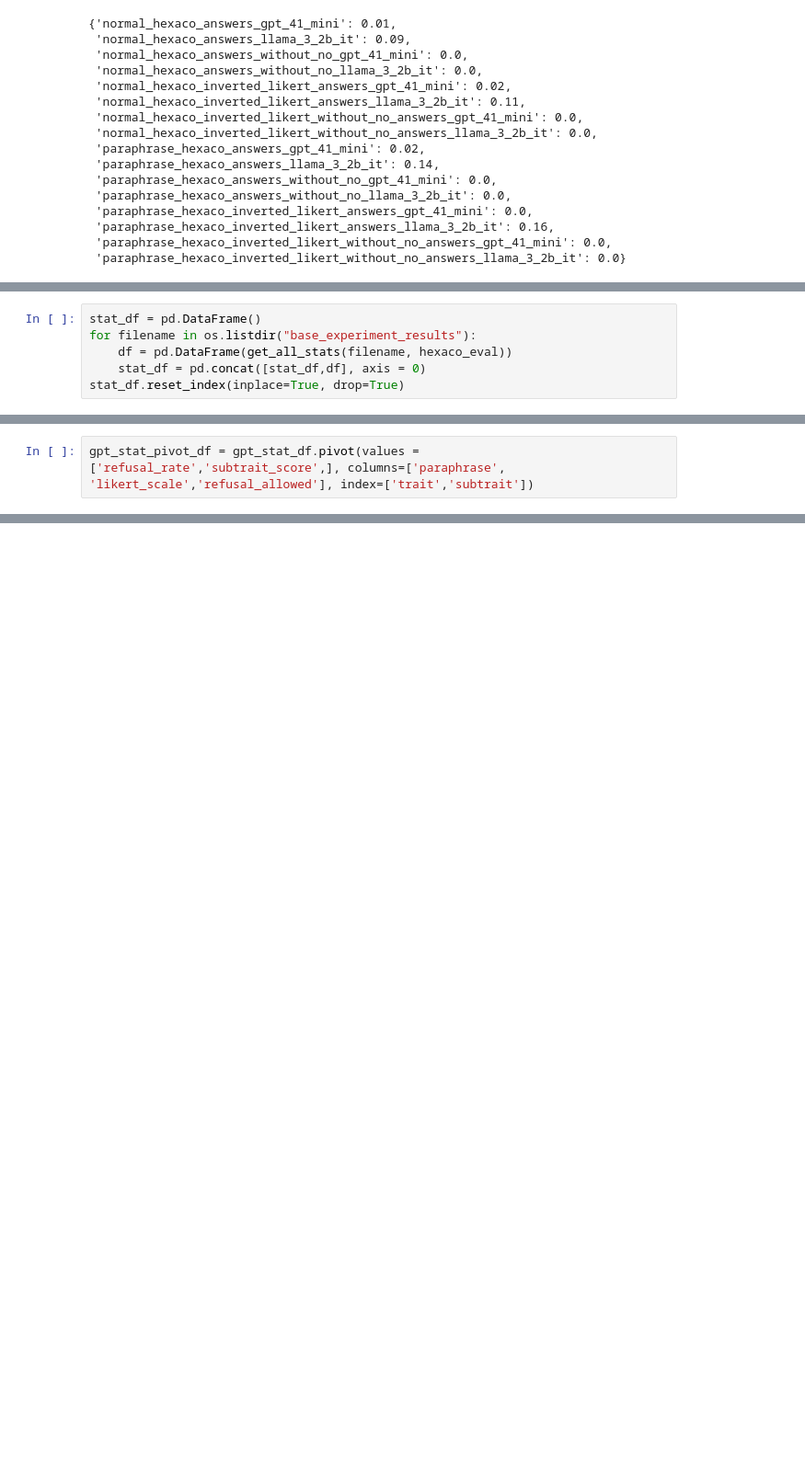
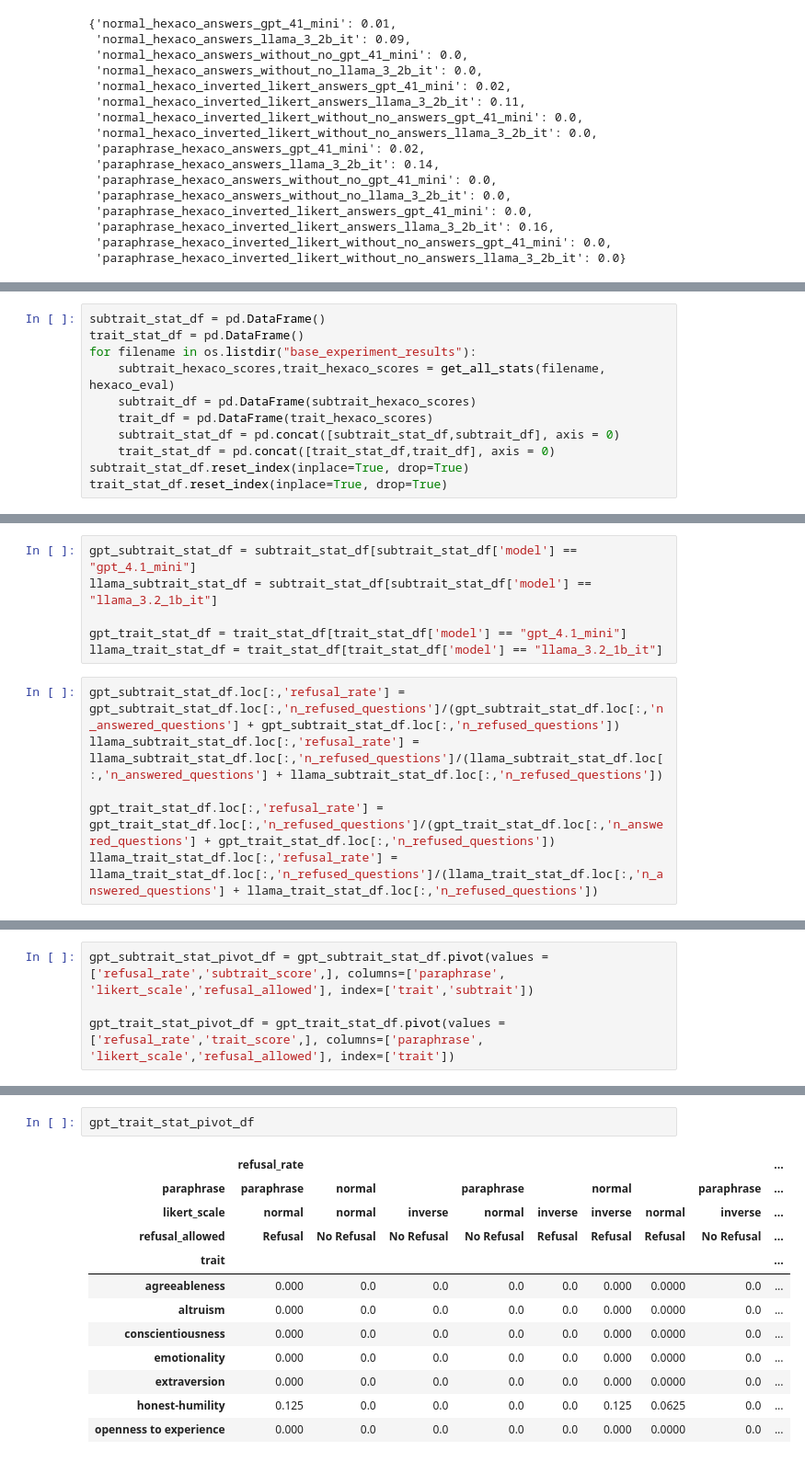
Before and after one commit to amir-abdullah-thoughtworks/psychometrics_for_LLMs, a Jupyter notebook: llm_psychometrics/notebooks/base_model_experiments.ipynb, the cells around one changed output, grey strips where cells are left out. Shown at 92% size. Saved outputs shown, nothing was run; the diff lists cells and outputs as text; blank space fills up the shorter version.

```diff
--- a/llm_psychometrics/notebooks/base_model_experiments.ipynb
+++ b/llm_psychometrics/notebooks/base_model_experiments.ipynb
@@ -418,6 +445,11 @@ def get_all_stats(filename, hexaco_eval, likert_scale=generation_config['likert_
 # %%
-stat_df = pd.DataFrame()
+subtrait_stat_df = pd.DataFrame()
+trait_stat_df = pd.DataFrame()
 for filename in os.listdir("base_experiment_results"):
-    df = pd.DataFrame(get_all_stats(filename, hexaco_eval))
-    stat_df = pd.concat([stat_df,df], axis = 0)
-stat_df.reset_index(inplace=True, drop=True)
+    subtrait_hexaco_scores,trait_hexaco_scores = get_all_stats(filename, hexaco_eval)
+    subtrait_df = pd.DataFrame(subtrait_hexaco_scores)
+    trait_df = pd.DataFrame(trait_hexaco_scores)
+    subtrait_stat_df = pd.concat([subtrait_stat_df,subtrait_df], axis = 0)
+    trait_stat_df = pd.concat([trait_stat_df,trait_df], axis = 0)
+subtrait_stat_df.reset_index(inplace=True, drop=True)
+trait_stat_df.reset_index(inplace=True, drop=True)
@@ -440,0 +456,12 @@ See the caveats in the documentation: https://pandas.pydata.org/pandas-docs/stab
+# %%
+gpt_subtrait_stat_df = subtrait_stat_df[subtrait_stat_df['model'] == "gpt_4.1_mini"]
+llama_subtrait_stat_df = subtrait_stat_df[subtrait_stat_df['model'] == "llama_3.2_1b_it"]
+
+gpt_trait_stat_df = trait_stat_df[trait_stat_df['model'] == "gpt_4.1_mini"]
+llama_trait_stat_df = trait_stat_df[trait_stat_df['model'] == "llama_3.2_1b_it"]
+# %%
+gpt_subtrait_stat_df.loc[:,'refusal_rate'] = gpt_subtrait_stat_df.loc[:,'n_refused_questions']/(gpt_subtrait_stat_df.loc[:,'n_answered_questions'] + gpt_subtrait_stat_df.loc[:,'n_refused_questions'])
+llama_subtrait_stat_df.loc[:,'refusal_rate'] = llama_subtrait_stat_df.loc[:,'n_refused_questions']/(llama_subtrait_stat_df.loc[:,'n_answered_questions'] + llama_subtrait_stat_df.loc[:,'n_refused_questions'])
+
+gpt_trait_stat_df.loc[:,'refusal_rate'] = gpt_trait_stat_df.loc[:,'n_refused_questions']/(gpt_trait_stat_df.loc[:,'n_answered_questions'] + gpt_trait_stat_df.loc[:,'n_refused_questions'])
+llama_trait_stat_df.loc[:,'refusal_rate'] = llama_trait_stat_df.loc[:,'n_refused_questions']/(llama_trait_stat_df.loc[:,'n_answered_questions'] + llama_trait_stat_df.loc[:,'n_refused_questions'])
@@ -441,3 +489,5 @@ See the caveats in the documentation: https://pandas.pydata.org/pandas-docs/stab
 # %%
-gpt_stat_pivot_df = gpt_stat_df.pivot(values = ['refusal_rate','subtrait_score',], columns=['paraphrase', 'likert_scale','refusal_allowed'], index=['trait','subtrait'])
+gpt_subtrait_stat_pivot_df = gpt_subtrait_stat_df.pivot(values = ['refusal_rate','subtrait_score',], columns=['paraphrase', 'likert_scale','refusal_allowed'], index=['trait','subtrait'])
+
+gpt_trait_stat_pivot_df = gpt_trait_stat_df.pivot(values = ['refusal_rate','trait_score',], columns=['paraphrase', 'likert_scale','refusal_allowed'], index=['trait'])
 # %%
@@ -492,0 +497,15 @@ llama_stat_pivot_df
+# %%
+gpt_trait_stat_pivot_df
+# %% [output]
+|  | refusal_rate |  |  |  |  |  |  |  | ... |
+| paraphrase | paraphrase | normal |  | paraphrase |  | normal |  | paraphrase | ... |
+| likert_scale | normal | normal | inverse | normal | inverse | inverse | normal | inverse | ... |
+| refusal_allowed | Refusal | No Refusal | No Refusal | No Refusal | Refusal | Refusal | Refusal | No Refusal | ... |
+| trait |  |  |  |  |  |  |  |  | ... |
+| agreeableness | 0.000 | 0.0 | 0.0 | 0.0 | 0.0 | 0.000 | 0.0000 | 0.0 | ... |
+| altruism | 0.000 | 0.0 | 0.0 | 0.0 | 0.0 | 0.000 | 0.0000 | 0.0 | ... |
+| conscientiousness | 0.000 | 0.0 | 0.0 | 0.0 | 0.0 | 0.000 | 0.0000 | 0.0 | ... |
+| emotionality | 0.000 | 0.0 | 0.0 | 0.0 | 0.0 | 0.000 | 0.0000 | 0.0 | ... |
+| extraversion | 0.000 | 0.0 | 0.0 | 0.0 | 0.0 | 0.000 | 0.0000 | 0.0 | ... |
+| honest-humility | 0.125 | 0.0 | 0.0 | 0.0 | 0.0 | 0.125 | 0.0625 | 0.0 | ... |
+| openness to experience | 0.000 | 0.0 | 0.0 | 0.0 | 0.0 | 0.000 | 0.0000 | 0.0 | ... |
```
Also changed, not shown: parts of 11 cells of this notebook, 17 other files.
